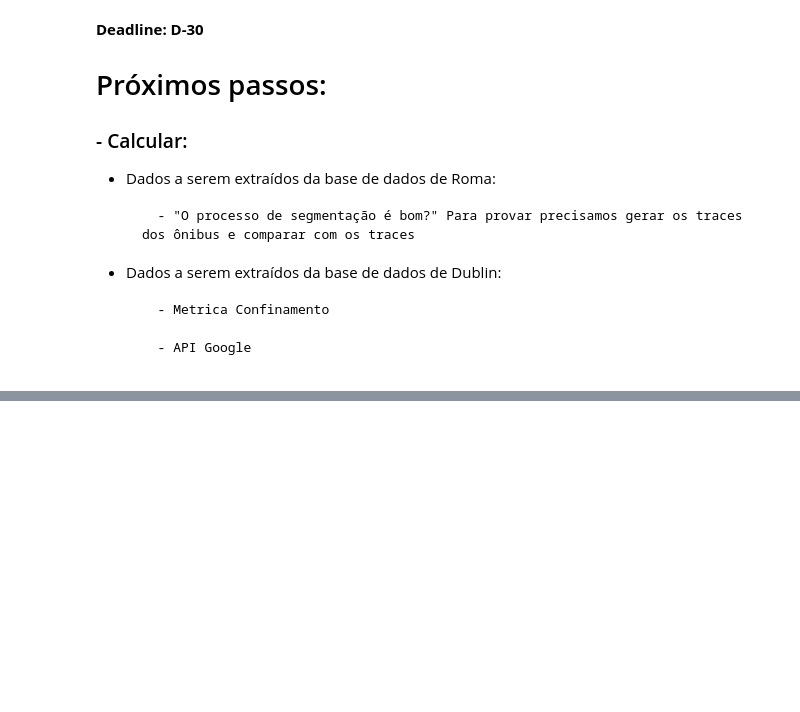
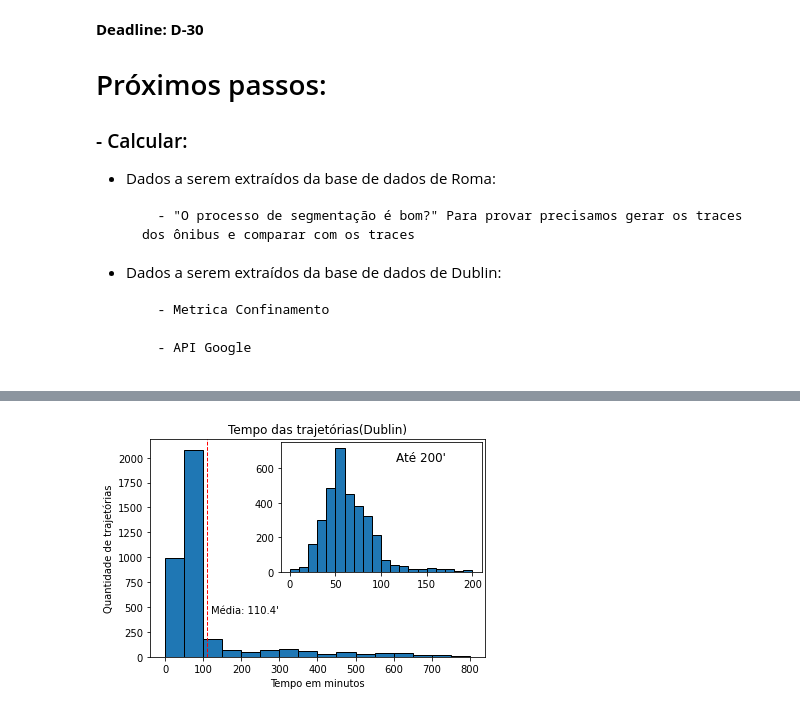
Before and after one commit to TulioNPL/Pesquisa, a Jupyter notebook: jupyter/main.ipynb, the cells around one changed output, grey strips where cells are left out. Saved outputs shown, nothing was run; the diff lists cells and outputs as text; code cells hidden in the pictures; blank space fills up the shorter version.

```diff
--- a/jupyter/main.ipynb
+++ b/jupyter/main.ipynb
@@ -769,32 +775,34 @@ tempoTrip = tempoPorTrip()
 # %%
 ### Plota o grafico de tempo entre trips
 tempoTripMin = [(i/60) for i in tempoTrip if i/60 > 5]
 tempoTrip200Min = [i for i in tempoTripMin if i < 200]
 
 fig, ax = plt.subplots()
 axIns = ax.inset_axes([0.39, 0.39, 0.6, 0.6])
 
 index = np.arange(0,801,100)
 index = [int(i) for i in index]
 
 ax.set_xticks(index)
 
 plt.hist(tempoTripMin, bins=range(0,801,50), edgecolor='black',align='mid',rwidth=1.5)
 axIns.hist(tempoTrip200Min, bins=range(0,201,10), edgecolor='black',align='mid')
 
 #plota linha com média
 plt.axvline(np.mean(tempoTripMin), color='red', linestyle='dashed', linewidth=1)
 min_ylim, max_ylim = plt.ylim()
 plt.text(np.mean(tempoTripMin)*1.1, max_ylim*0.2, 'Média: {:.1f}\''.format(np.mean(tempoTripMin)))
 
 axIns.set_title("Até 200\'",x=0.7,y=0.8)
-plt.title('Tempo das trajetórias')
+plt.title('Tempo das trajetórias(Dublin)')
 plt.xlabel('Tempo em minutos')
 plt.ylabel('Quantidade de trajetórias')
 
 plt.savefig(path+"/img/histTempoTrips_Dublin.png", dpi=300, transparent=False,
             facecolor='white')
 plt.show()
+# %% [output]
+[figure, added]
 # %%
 def dublinTamTrips():
     tamTrips = []
```
Also changed, not shown: parts of 7 cells of this notebook, 6 other files.
